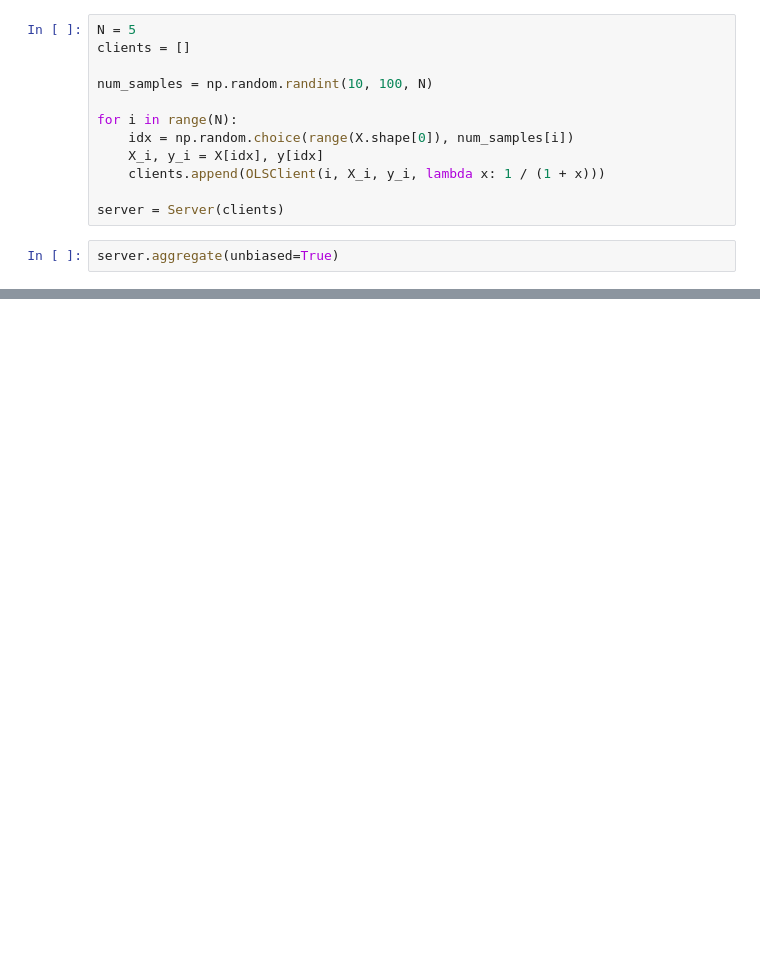
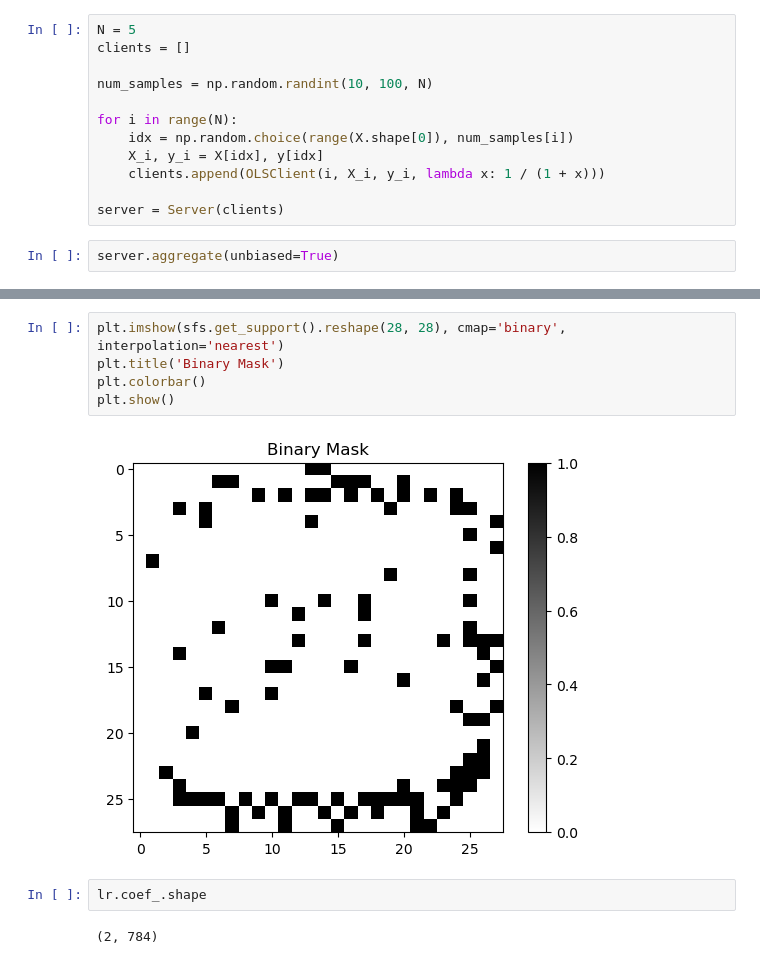
Before and after one commit to TheImpressiveDonut/Incentivization-Collab-Linear, a Jupyter notebook: main.ipynb, the cells around one changed output, grey strips where cells are left out. Saved outputs shown, nothing was run; the diff lists cells and outputs as text; blank space fills up the shorter version.

```diff
--- a/main.ipynb
+++ b/main.ipynb
@@ -141,0 +240,11 @@ plt.show()
+# %%
+plt.imshow(sfs.get_support().reshape(28, 28), cmap='binary', interpolation='nearest')
+plt.title('Binary Mask')
+plt.colorbar()
+plt.show()
+# %% [output]
+[figure, added]
+# %%
+lr.coef_.shape
+# %% [output]
+(2, 784)
```
Also changed, not shown: parts of 26 cells of this notebook, 3 other files.
